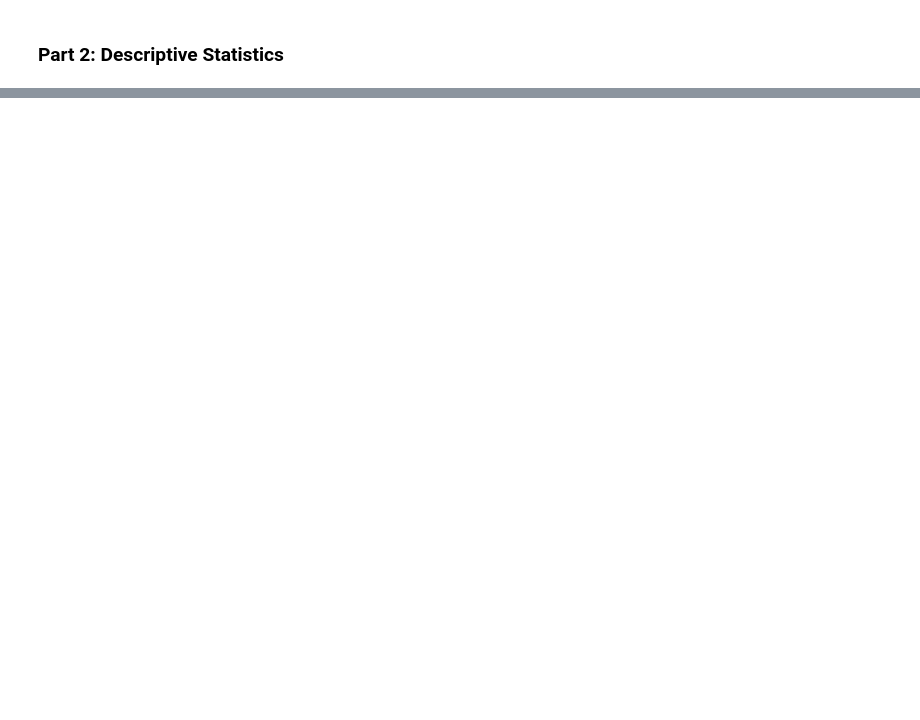
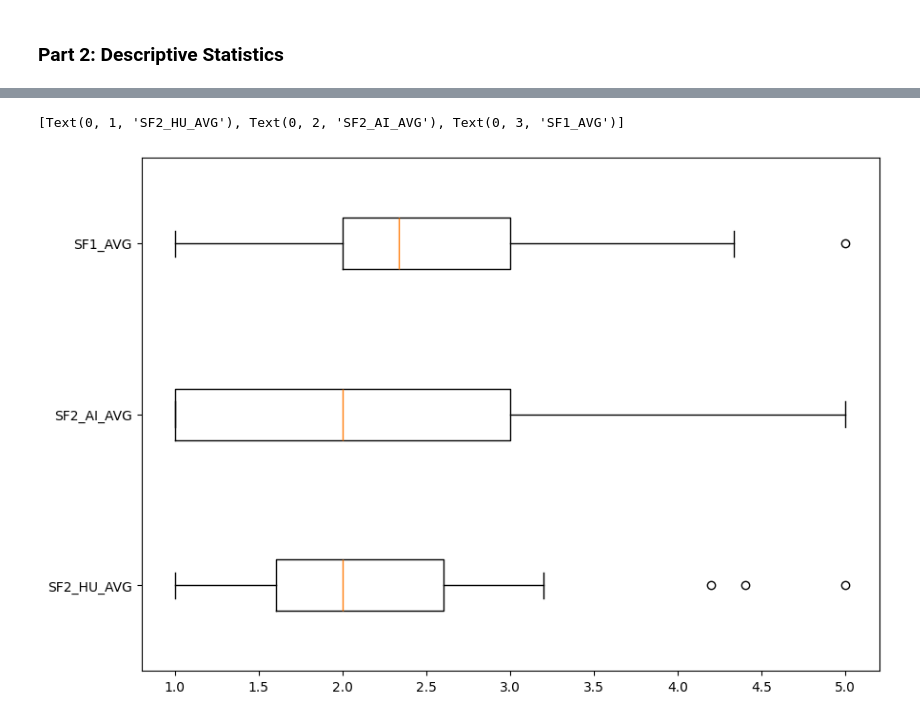
Before and after one commit to ZenithO-o/AI-Detection-Survey, a Jupyter notebook: data_analysis.ipynb, the cells around one changed output, grey strips where cells are left out. Drawn from its saved outputs; the diff is of its cells as text; code cells hidden in the pictures; blank space fills up the shorter version.

```diff
--- a/data_analysis.ipynb
+++ b/data_analysis.ipynb
@@ -237,0 +244,9 @@ Correlation Matrix w/ Stastical Signicance (*=0.05, **=0.01, ***=0.001):
+# %%
+fig = plt.figure(figsize =(10, 7))
+
+ax = fig.add_subplot(111)
+ax.boxplot(agg_sf_list[::-1], vert=0)
+ax.set_yticklabels([s.name for s in agg_sf_list[::-1]])
+# %% [output]
+[Text(0, 1, 'SF2_HU_AVG'), Text(0, 2, 'SF2_AI_AVG'), Text(0, 3, 'SF1_AVG')]
+[figure, added]
```
Also changed, not shown: parts of 8 cells of this notebook, 4 other files.
